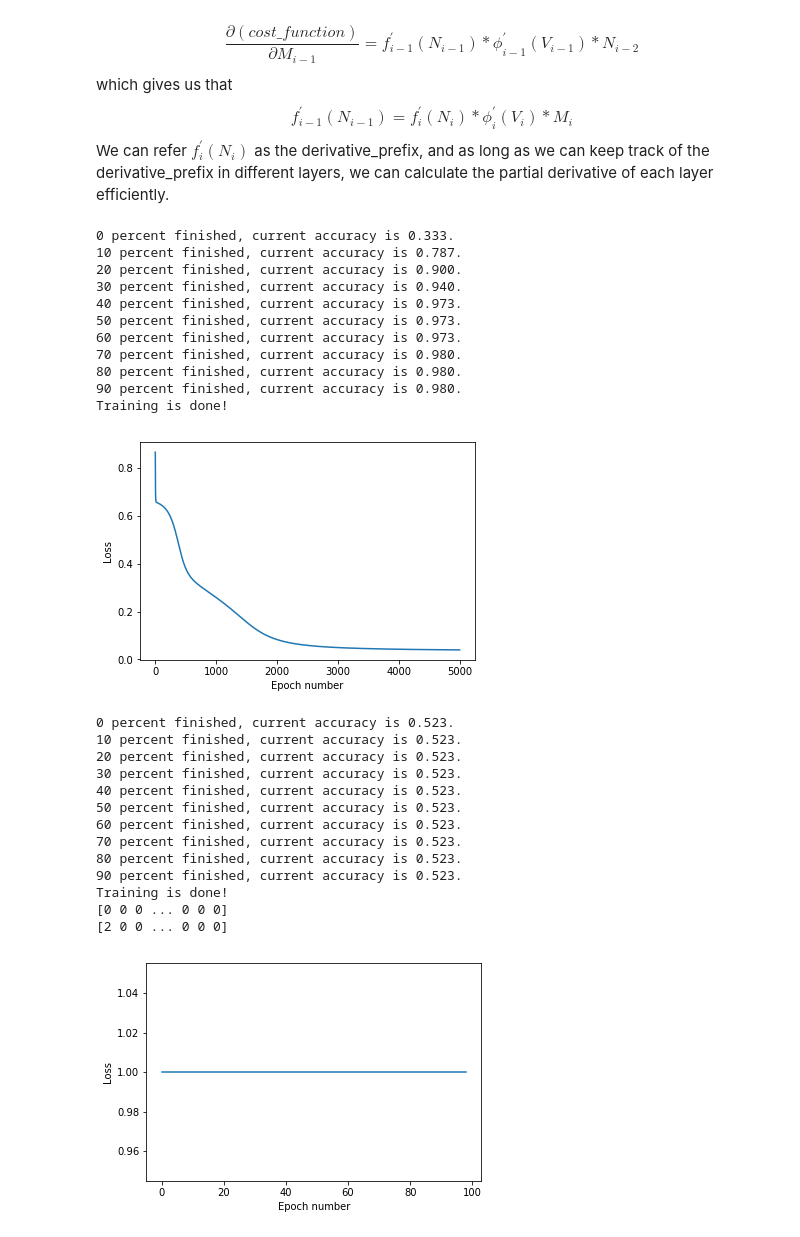
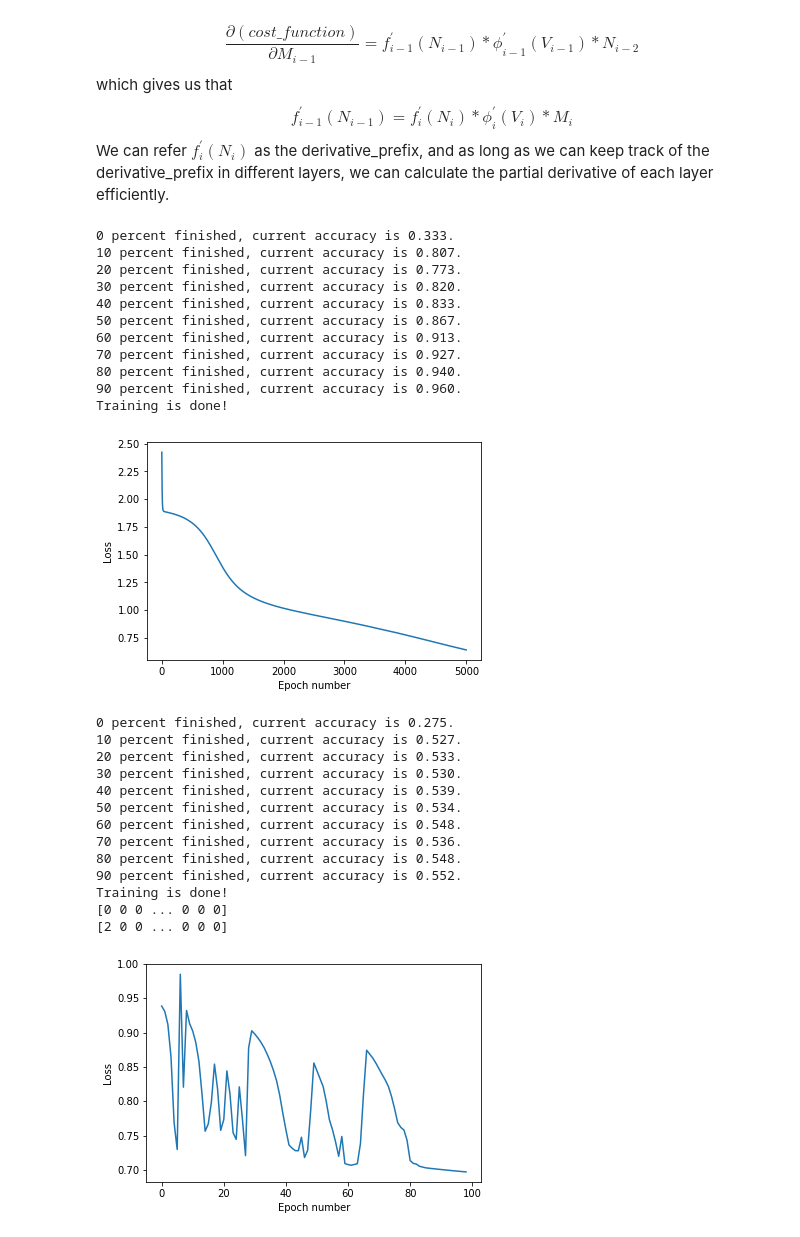
Before and after one commit to jamesothomas/MachineLearningPython, a Jupyter notebook: Lab4/Lab 4.ipynb, the cells around one changed output. Saved outputs shown, nothing was run; the diff lists cells and outputs as text; code cells hidden in the pictures.

Commit message:
cross_entropy added

```diff
--- a/Lab4/Lab 4.ipynb
+++ b/Lab4/Lab 4.ipynb
@@ -204,7 +204,7 @@ class Sequential(object):
         if self.cost_function == 'quadratic':
             return -2 * (self.Y - self.neurons[-1])
         if self.cost_function == 'cross_entropy':
-            return -(self.Y/self.neurons[-1] +(self.Y-1)/(self.neurons[-1]-1))
+            return -(self.Y-self.neurons[-1])
 
     def _update_params(self):
         cur_dev_prefix = self.set_init_dev_prefix()
@@ -256,9 +256,10 @@ class Sequential(object):
         plt.xlabel('Epoch number')
         plt.ylabel('Loss')
         print('Training is done!')
+        return
 # %%
 model = Sequential(C=0.1, epochs=5000, eta=0.01, random_state=42,
-                 cost_function='quadratic',
+                 cost_function='cross_entropy',
                  metric='accuracy',
                  verbose=1,
                  regular='L1',
@@ -284,60 +285,54 @@ model.fit(X,Y)
 #print(Y)
 # %% [output]
 0 percent finished, current accuracy is 0.333.
-10 percent finished, current accuracy is 0.787.
-20 percent finished, current accuracy is 0.900.
-30 percent finished, current accuracy is 0.940.
-40 percent finished, current accuracy is 0.973.
-50 percent finished, current accuracy is 0.973.
-60 percent finished, current accuracy is 0.973.
-70 percent finished, current accuracy is 0.980.
-80 percent finished, current accuracy is 0.980.
-90 percent finished, current accuracy is 0.980.
+10 percent finished, current accuracy is 0.807.
+20 percent finished, current accuracy is 0.773.
+30 percent finished, current accuracy is 0.820.
+40 percent finished, current accuracy is 0.833.
+50 percent finished, current accuracy is 0.867.
+60 percent finished, current accuracy is 0.913.
+70 percent finished, current accuracy is 0.927.
+80 percent finished, current accuracy is 0.940.
+90 percent finished, current accuracy is 0.960.
 Training is done!
-[figure, old version]
+[figure, new version]
 # %%
 full_df = pd.read_csv('data/processed_data.csv')
 
 Y = full_df['readmitted'].replace({'NO':0,'<30':1,'>30':2}).values
 data_cols = list(full_df)
 data_cols.remove('readmitted')
 X = full_df[data_cols].values
 
-model = Sequential(C=0.1, epochs=100, eta=0.01, random_state=42,
+model = Sequential(C=0.001, epochs=100, eta=0.01, random_state=42,
                  cost_function='quadratic',
                  metric='accuracy',
                  verbose=1,
-                 regular='None',
-                 learning_rate=no_decay)
-model.add('Dense',3)
-model.add('Activation',Sigmoid)
-model.add('Dense',20)
-model.add('Activation',Sigmoid)
-model.add('Dense',28)
-model.add('Activation',Sigmoid)
+                 regular='L1',
+                 learning_rate=inverse_decay)
 model.add('Dense',3)
 model.add('Activation',Sigmoid)
 
 
 
 model.fit(X,Y)
 print(model.predict(X))
 print(Y)
 # %% [output]
-0 percent finished, current accuracy is 0.523.
-10 percent finished, current accuracy is 0.523.
-20 percent finished, current accuracy is 0.523.
-30 percent finished, current accuracy is 0.523.
-40 percent finished, current accuracy is 0.523.
-50 percent finished, current accuracy is 0.523.
-60 percent finished, current accuracy is 0.523.
-70 percent finished, current accuracy is 0.523.
-80 percent finished, current accuracy is 0.523.
-90 percent finished, current accuracy is 0.523.
+0 percent finished, current accuracy is 0.275.
+10 percent finished, current accuracy is 0.527.
+20 percent finished, current accuracy is 0.533.
+30 percent finished, current accuracy is 0.530.
+40 percent finished, current accuracy is 0.539.
+50 percent finished, current accuracy is 0.534.
+60 percent finished, current accuracy is 0.548.
+70 percent finished, current accuracy is 0.536.
+80 percent finished, current accuracy is 0.548.
+90 percent finished, current accuracy is 0.552.
 Training is done!
 [0 0 0 ... 0 0 0]
 [2 0 0 ... 0 0 0]
-[figure, old version]
+[figure, new version]
 # %%
 from sklearn.datasets import load_digits
 
```
Also changed, not shown: parts of 1 cell of this notebook.
